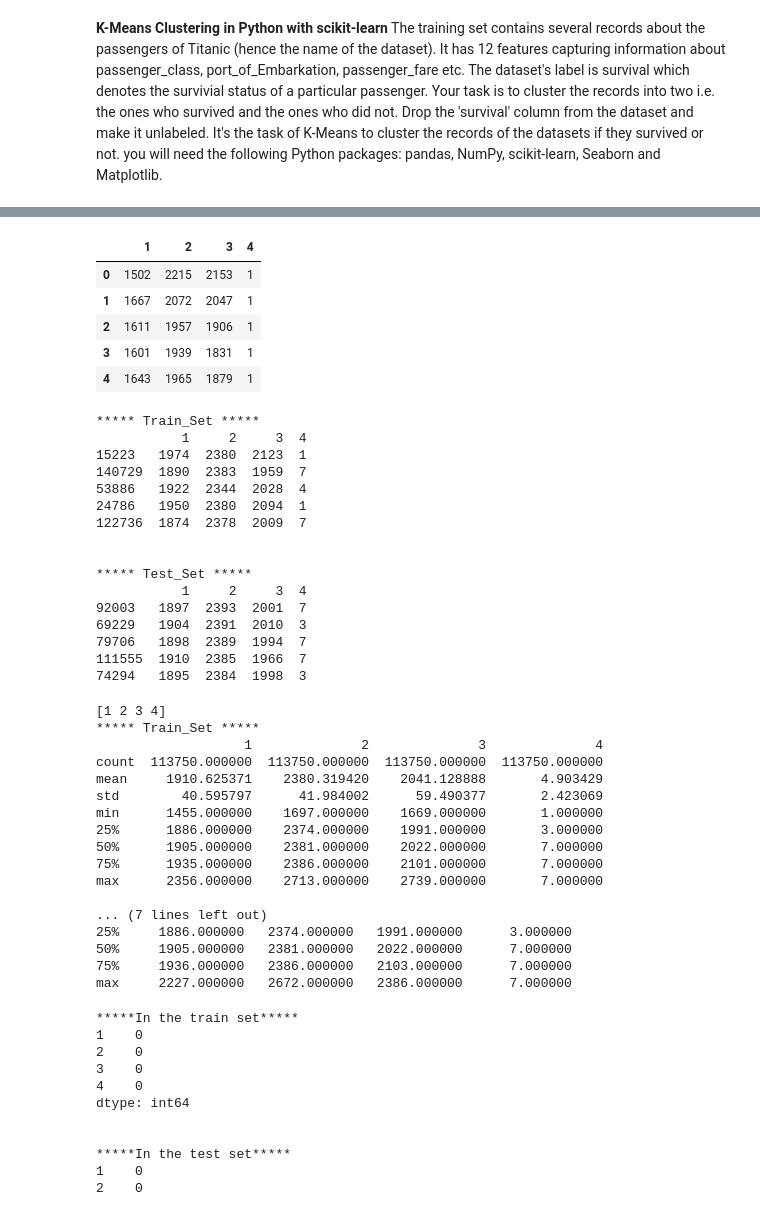
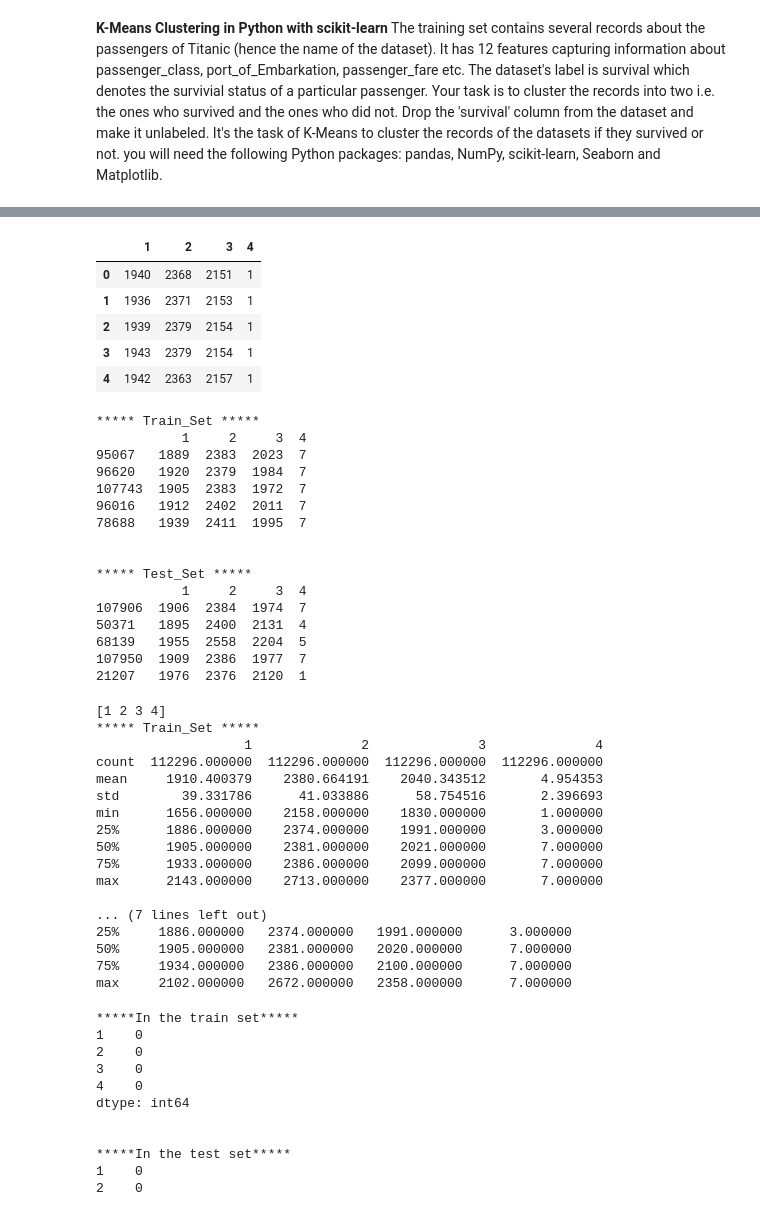
Before and after one commit to will-afs/IML, a Jupyter notebook: src/Kmeans_activity_from_acceleration.ipynb, the cells around one changed output, grey strips where cells are left out. Cells and saved outputs as stored; diff of their text form; code cells hidden in the pictures.

```diff
--- a/src/Kmeans_activity_from_acceleration.ipynb
+++ b/src/Kmeans_activity_from_acceleration.ipynb
@@ -15,16 +46,16 @@ import matplotlib.pyplot as plt
 %matplotlib inline
 # %%
 # Import data into a dataframe
-CSV_PATH = 'data/1.csv'
-X = pd.read_csv(CSV_PATH,header=None,delimiter=',',usecols=[1, 2, 3, 4])
+CSV_PATH = '../data/cleaned_data/full_with_act_1_transitory_regimes_cleaned.csv'
+X = pd.read_csv(CSV_PATH,header=None,delimiter=',',usecols=[1, 2, 3, 4]).astype(int)
 X.head()
 # %% [output]
 |  | 1 | 2 | 3 | 4 |
-| 0 | 1502 | 2215 | 2153 | 1 |
-| 1 | 1667 | 2072 | 2047 | 1 |
-| 2 | 1611 | 1957 | 1906 | 1 |
-| 3 | 1601 | 1939 | 1831 | 1 |
-| 4 | 1643 | 1965 | 1879 | 1 |
+| 0 | 1940 | 2368 | 2151 | 1 |
+| 1 | 1936 | 2371 | 2153 | 1 |
+| 2 | 1939 | 2379 | 2154 | 1 |
+| 3 | 1943 | 2379 | 2154 | 1 |
+| 4 | 1942 | 2363 | 2157 | 1 |
 # %%
 
 # Create train and test datasets as dataframes
@@ -32,7 +63,7 @@ import random
 from sklearn.model_selection import train_test_split
 train, test = train_test_split(X,test_size=0.3,random_state=3) # random seed set to a fix value
 # %%
-# Let's preview the kind of data you will be working with by printing some samples from both the train and test DataFrames.
+# Check whether data is well imported
 print("***** Train_Set *****")
 print(train.head())
 print("\n")
@@ -41,20 +72,20 @@ print(test.head())
 # %% [output]
 ***** Train_Set *****
            1     2     3  4
-15223   1974  2380  2123  1
-140729  1890  2383  1959  7
-53886   1922  2344  2028  4
-24786   1950  2380  2094  1
-122736  1874  2378  2009  7
+95067   1889  2383  2023  7
+96620   1920  2379  1984  7
+107743  1905  2383  1972  7
+96016   1912  2402  2011  7
+78688   1939  2411  1995  7
 
 
 ***** Test_Set *****
            1     2     3  4
-92003   1897  2393  2001  7
-69229   1904  2391  2010  3
-79706   1898  2389  1994  7
-111555  1910  2385  1966  7
-74294   1895  2384  1998  3
+107906  1906  2384  1974  7
+50371   1895  2400  2131  4
+68139   1955  2558  2204  5
+107950  1909  2386  1977  7
+21207   1976  2376  2120  1
 # %%
 # Initial statistics of both the train and test DataFrames using pandas' describe() method.
 print(train.columns.values)
@@ -68,20 +99,20 @@ print(test.describe())
 [1 2 3 4]
 ***** Train_Set *****
                    1              2              3              4
-count  113750.000000  113750.000000  113750.000000  113750.000000
-mean     1910.625371    2380.319420    2041.128888       4.903429
-std        40.595797      41.984002      59.490377       2.423069
-min      1455.000000    1697.000000    1669.000000       1.000000
+count  112296.000000  112296.000000  112296.000000  112296.000000
+mean     1910.400379    2380.664191    2040.343512       4.954353
+std        39.331786      41.033886      58.754516       2.396693
+min      1656.000000    2158.000000    1830.000000       1.000000
 25%      1886.000000    2374.000000    1991.000000       3.000000
-50%      1905.000000    2381.000000    2022.000000       7.000000
-75%      1935.000000    2386.000000    2101.000000       7.000000
-max      2356.000000    2713.000000    2739.000000       7.000000
+50%      1905.000000    2381.000000    2021.000000       7.000000
+75%      1933.000000    2386.000000    2099.000000       7.000000
+max      2143.000000    2713.000000    2377.000000       7.000000
 
 ... (7 lines left out)
 25%     1886.000000   2374.000000   1991.000000      3.000000
-50%     1905.000000   2381.000000   2022.000000      7.000000
-75%     1936.000000   2386.000000   2103.000000      7.000000
-max     2227.000000   2672.000000   2386.000000      7.000000
+50%     1905.000000   2381.000000   2020.000000      7.000000
+75%     1934.000000   2386.000000   2100.000000      7.000000
+max     2102.000000   2672.000000   2358.000000      7.000000
 # %%
 # Analyze missing values in the datasets
 
```
Also changed, not shown: parts of 10 cells of this notebook, 25 other files.
